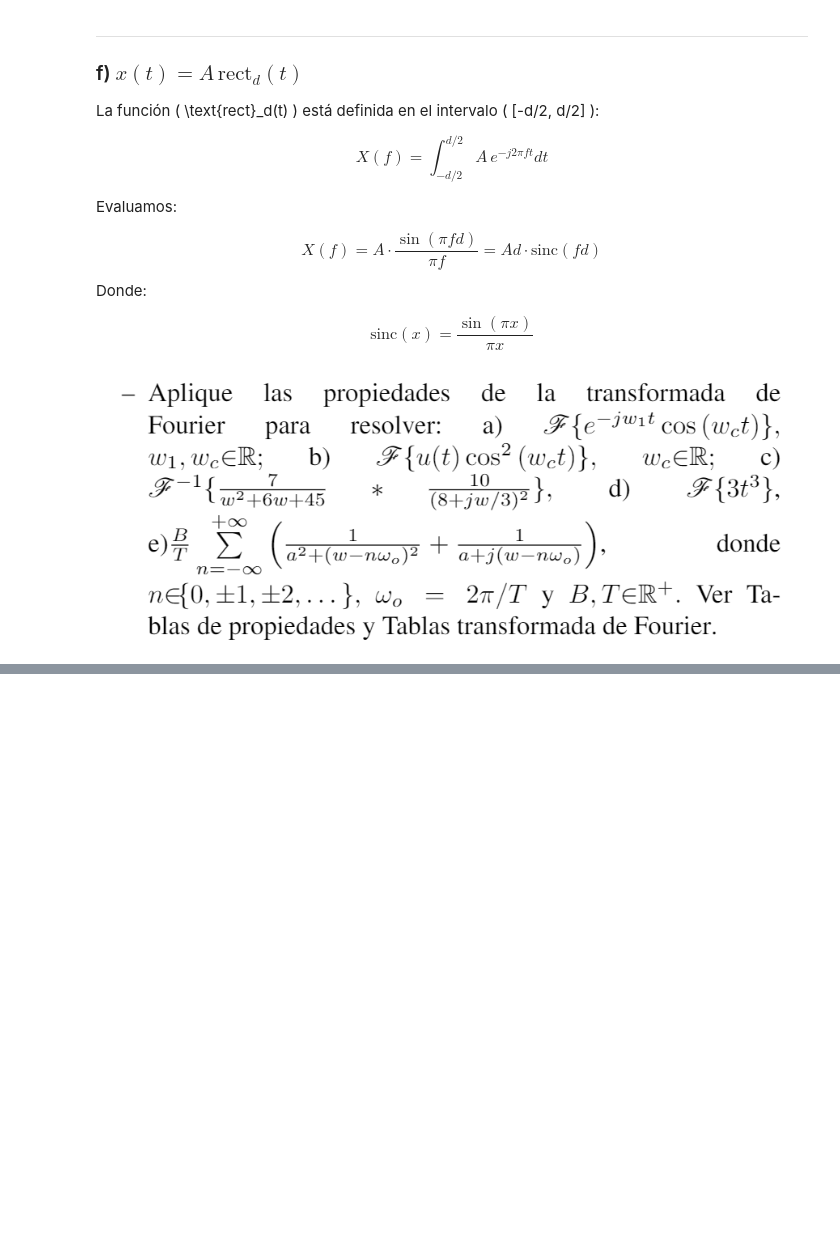
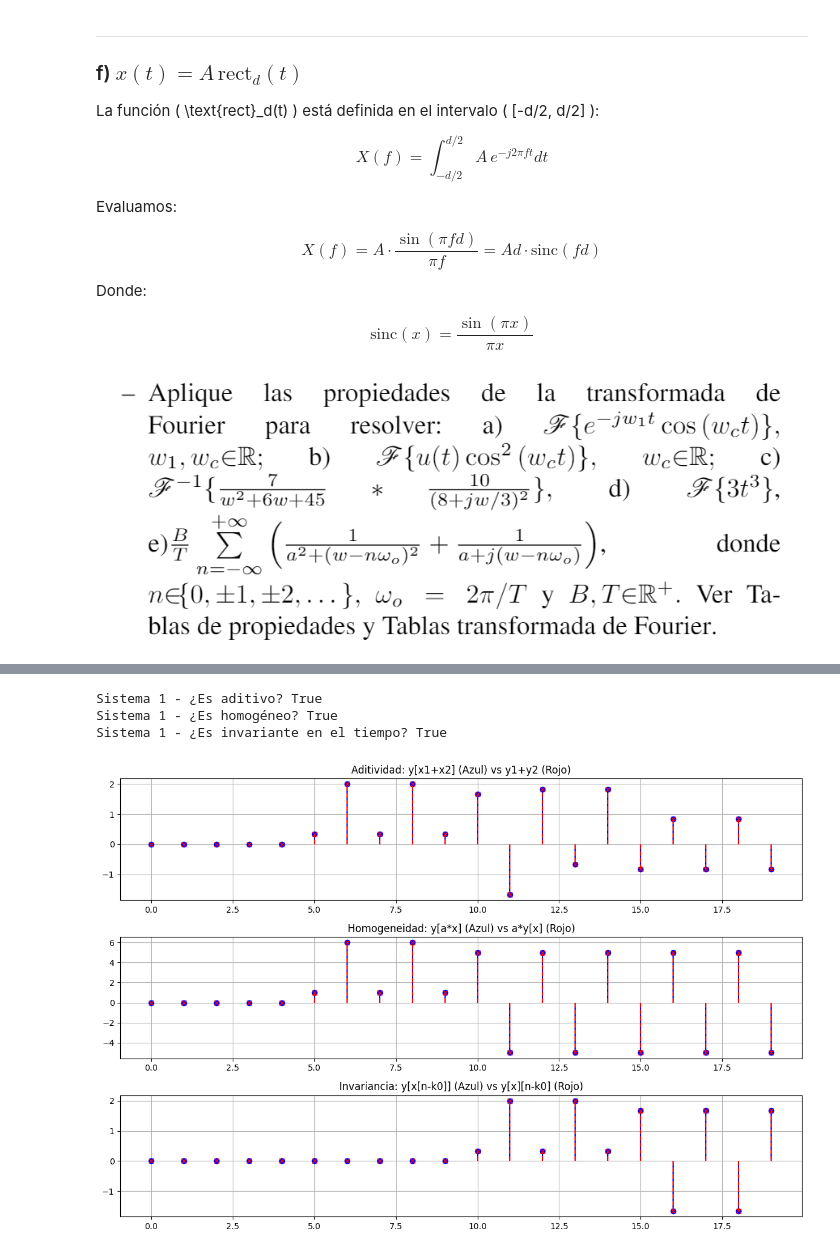
Before and after one commit to RafaelTorresCH/senalesysistemas_, a Jupyter notebook: Taller/TALLER2_SECC_1.ipynb, the cells around one changed output, grey strips where cells are left out. Drawn from its saved outputs; the diff is of its cells as text; code cells hidden in the pictures; blank space fills up the shorter version.

```diff
--- a/Taller/TALLER2_SECC_1.ipynb
+++ b/Taller/TALLER2_SECC_1.ipynb
@@ -235,0 +250,72 @@ $$
+# %%
+
+## 1. Sistema $y[n] = x[n]/3 + 2x[n-1] - y[n-1]$
+
+### **Simulación en Python:**
+
+import numpy as np
+import matplotlib.pyplot as plt
+
+def simulate_system1(x, initial_y=0):
+    y = np.zeros_like(x, dtype=float)
+    y_prev = initial_y
+    for n in range(len(x)):
+        x_n_minus_1 = x[n-1] if n > 0 else 0
+        y[n] = x[n]/3 + 2 * x_n_minus_1 - y_prev
+        y_prev = y[n]
+    return y
+
+N = 20 # Número de muestras
+
+# --- Linealidad: Aditividad ---
+x1 = np.zeros(N); x1[5:10] = 1
+x2 = np.zeros(N); x2[12:15] = 0.5
+y1 = simulate_system1(x1)
+y2 = simulate_system1(x2)
+y_sum_input = simulate_system1(x1 + x2)
+y_sum_outputs = y1 + y2
+print(f"Sistema 1 - ¿Es aditivo? {np.allclose(y_sum_input, y_sum_outputs)}") # Esperado: False
+
+# --- Linealidad: Homogeneidad ---
+a = 3
+x_hom = np.zeros(N); x_hom[5:10] = 1
+y_x_hom = simulate_system1(x_hom)
+y_ax_hom = simulate_system1(a * x_hom)
+print(f"Sistema 1 - ¿Es homogéneo? {np.allclose(a * y_x_hom, y_ax_hom)}") # Esperado: False
+
+# --- Invariancia en el Tiempo ---
+k0 = 5
+x_orig_ti = np.zeros(N); x_orig_ti[5:10] = 1
+x_shifted_ti = np.zeros(N)
+if N - k0 > 0: x_shifted_ti[5+k0 : 10+k0] = 1
+y_orig_ti = simulate_system1(x_orig_ti)
+y_shifted_input_ti = simulate_system1(x_shifted_ti)
+y_orig_shifted_ti = np.zeros(N)
+if N - k0 > 0: y_orig_shifted_ti[k0:] = y_orig_ti[:-k0]
+print(f"Sistema 1 - ¿Es invariante en el tiempo? {np.allclose(y_shifted_input_ti, y_orig_shifted_ti)}") # Esperado: False
+
+plt.figure(figsize=(12, 8))
+plt.subplot(3, 1, 1)
+plt.stem(range(N), y_sum_input, linefmt='b-', markerfmt='bo', basefmt=' ')
+plt.stem(range(N), y_sum_outputs, linefmt='r--', markerfmt='rx', basefmt=' ')
+plt.title('Aditividad: y[x1+x2] (Azul) vs y1+y2 (Rojo)')
+plt.grid(True)
+
+plt.subplot(3, 1, 2)
+plt.stem(range(N), y_ax_hom, linefmt='b-', markerfmt='bo', basefmt=' ')
+plt.stem(range(N), a * y_x_hom, linefmt='r--', markerfmt='rx', basefmt=' ')
+plt.title('Homogeneidad: y[a*x] (Azul) vs a*y[x] (Rojo)')
+plt.grid(True)
+
+plt.subplot(3, 1, 3)
+plt.stem(range(N), y_shifted_input_ti, linefmt='b-', markerfmt='bo', basefmt=' ')
+plt.stem(range(N), y_orig_shifted_ti, linefmt='r--', markerfmt='rx', basefmt=' ')
+plt.title('Invariancia: y[x[n-k0]] (Azul) vs y[x][n-k0] (Rojo)')
+plt.grid(True)
+plt.tight_layout()
+plt.show()
+# %% [output]
+Sistema 1 - ¿Es aditivo? True
+Sistema 1 - ¿Es homogéneo? True
+Sistema 1 - ¿Es invariante en el tiempo? True
+[figure, added]
```
Also changed, not shown: parts of 13 cells of this notebook.
